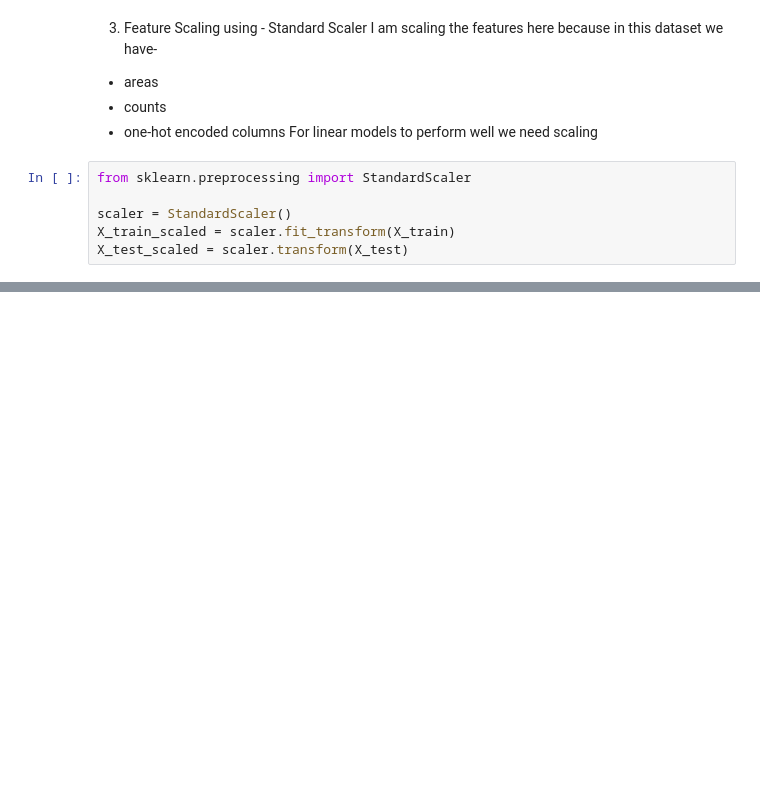
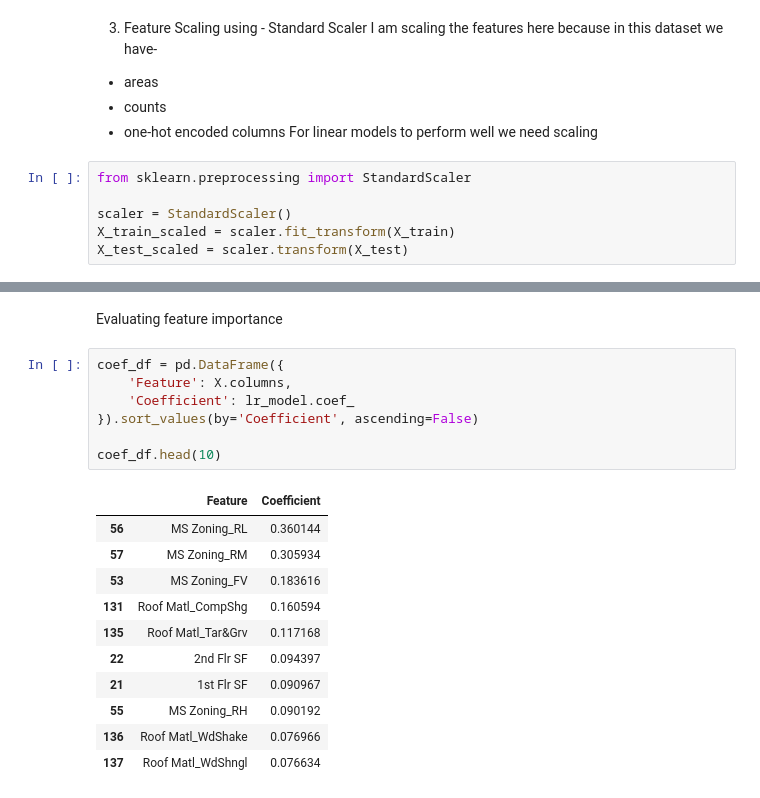
Before and after one commit to codebynishhhi/house_price_prediction, a Jupyter notebook: notebooks/exploration.ipynb, the cells around one changed output, grey strips where cells are left out. Drawn from its saved outputs; the diff is of its cells as text; blank space fills up the shorter version.

```diff
--- a/notebooks/exploration.ipynb
+++ b/notebooks/exploration.ipynb
@@ -1064,0 +1095,21 @@ X_test_scaled = scaler.transform(X_test)
+# %% [markdown]
+Evaluating feature importance
+# %%
+coef_df = pd.DataFrame({
+    'Feature': X.columns,
+    'Coefficient': lr_model.coef_
+}).sort_values(by='Coefficient', ascending=False)
+
+coef_df.head(10)
+# %% [output]
+|  | Feature | Coefficient |
+| 56 | MS Zoning_RL | 0.360144 |
+| 57 | MS Zoning_RM | 0.305934 |
+| 53 | MS Zoning_FV | 0.183616 |
+| 131 | Roof Matl_CompShg | 0.160594 |
+| 135 | Roof Matl_Tar&Grv | 0.117168 |
+| 22 | 2nd Flr SF | 0.094397 |
+| 21 | 1st Flr SF | 0.090967 |
+| 55 | MS Zoning_RH | 0.090192 |
+| 136 | Roof Matl_WdShake | 0.076966 |
+| 137 | Roof Matl_WdShngl | 0.076634 |
```
Also changed, not shown: parts of 8 cells of this notebook.
